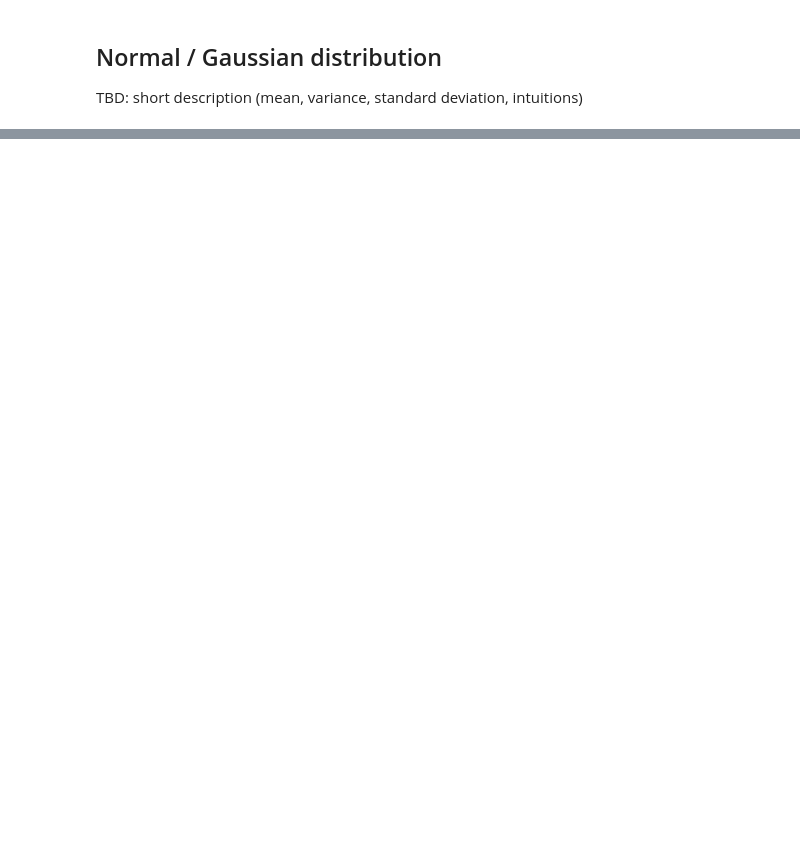
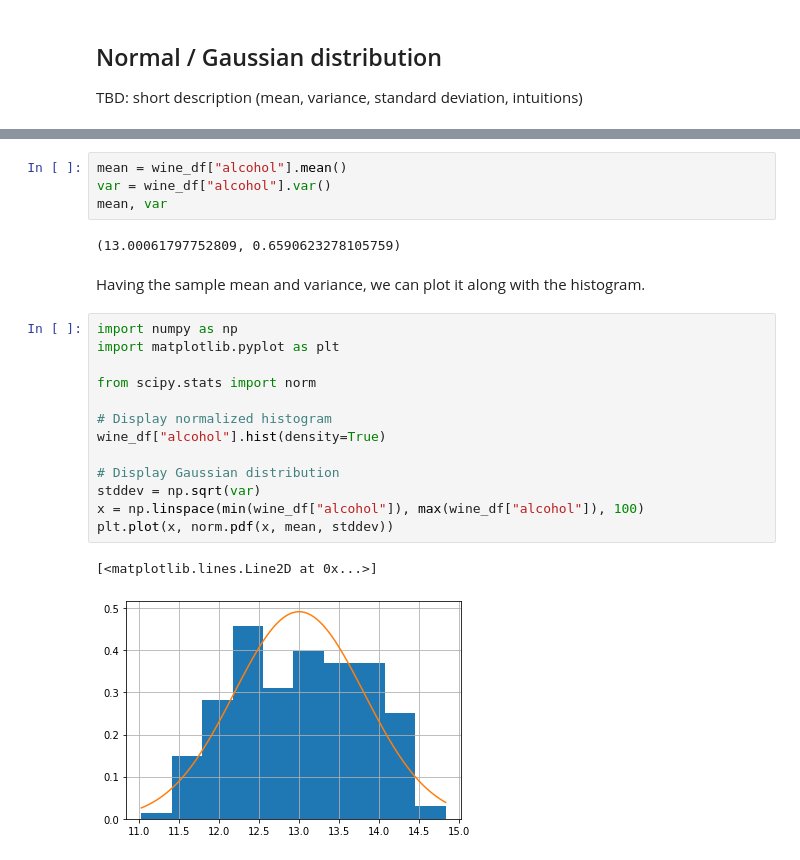
Before and after one commit to AndyB66/anomaly-detection-autoencoders, a Jupyter notebook: 01_standard_methods.ipynb, the cells around one changed output, grey strips where cells are left out. Cells and saved outputs as stored; diff of their text form; blank space fills up the shorter version.

```diff
--- a/01_standard_methods.ipynb
+++ b/01_standard_methods.ipynb
@@ -71,0 +72,24 @@ TBD: short description (mean, variance, standard deviation, intuitions)
+# %%
+mean = wine_df["alcohol"].mean()
+var = wine_df["alcohol"].var()
+mean, var
+# %% [output]
+(13.00061797752809, 0.6590623278105759)
+# %% [markdown]
+Having the sample mean and variance, we can plot it along with the histogram.
+# %%
+import numpy as np
+import matplotlib.pyplot as plt
+
+from scipy.stats import norm
+
+# Display normalized histogram
+wine_df["alcohol"].hist(density=True)
+
+# Display Gaussian distribution
+stddev = np.sqrt(var)
+x = np.linspace(min(wine_df["alcohol"]), max(wine_df["alcohol"]), 100)
+plt.plot(x, norm.pdf(x, mean, stddev))
+# %% [output]
+[<matplotlib.lines.Line2D at 0x...>]
+[figure, added]
```
Also changed, not shown: parts of 15 cells of this notebook, 2 other files.
